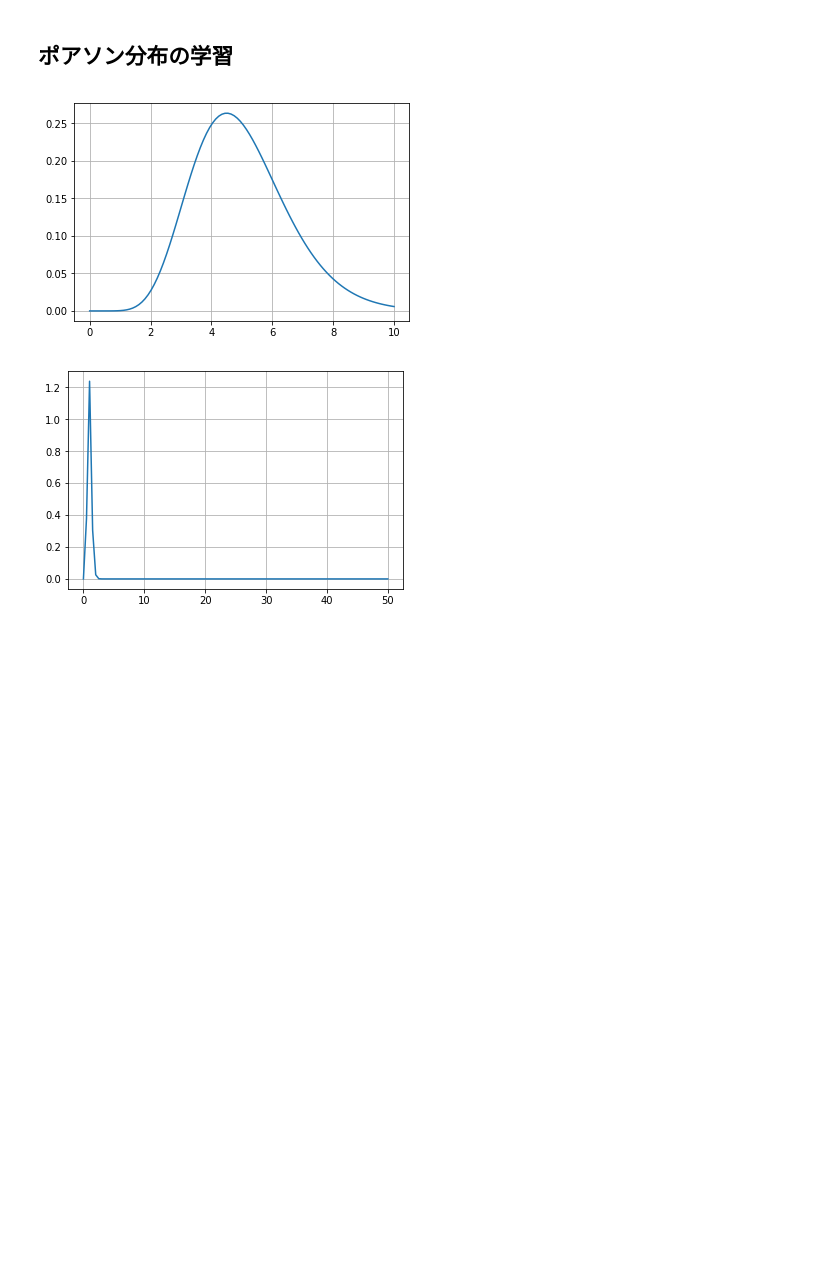
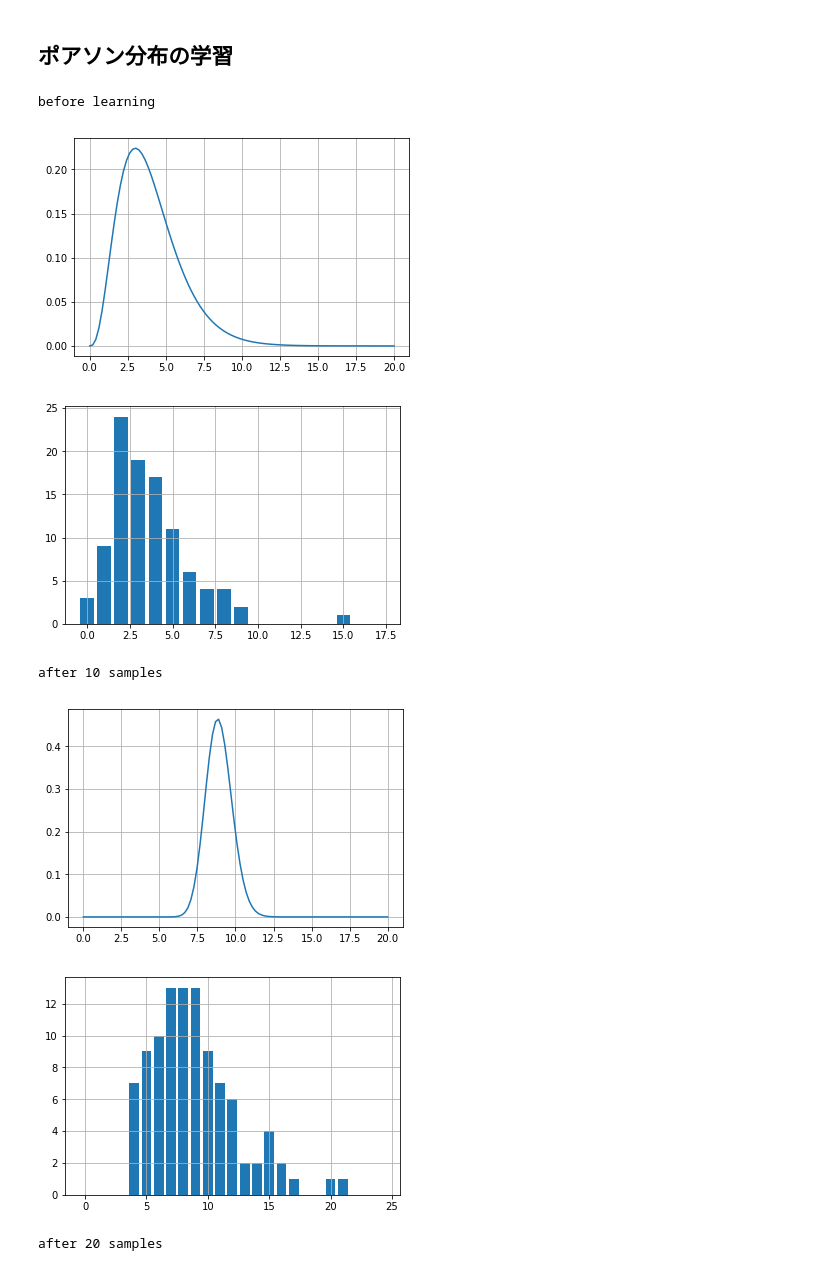
Before and after one commit to GENZITSU/Bayse, a Jupyter notebook: chapter_3.ipynb, the cells around one changed output. Drawn from its saved outputs; the diff is of its cells as text; code cells hidden in the pictures; blank space fills up the shorter version.

```diff
--- a/chapter_3.ipynb
+++ b/chapter_3.ipynb
@@ -258,23 +258,24 @@ class Poi:
         inputs : X, 1-d array, {X_i > 0}
         return : None
         '''
-        self.a += np.sum(X) + a
-        self.b += len(X) + b
+        self.a += np.sum(X) + self.a
+        self.b += len(X) + self.b
         return
 
     def show_params(self, title=""):
         '''事後分布(事前分布)を可視化
         return : None
         '''
-        x = np.linspace(0, 10, 100)
+        x = np.linspace(0, 20, 100)
         plt.plot(x, stats.gamma.pdf(x,self.a,scale=1./self.b))
         plt.grid()
         plt.show()
         return
 
-    def predict(self, N):
-        '''事後分布(事前分布)を使って予測を行う
+    def sampling(self, N):
+        '''予測分布からのサンプリング
         inputs : N, int, N > 0
         return : array, {0, 1}
         '''
-        return np.random.multinomial(1, self.alpha / np.sum(self.alpha), N)
+        p  = 1/(1+self.b)
+        return stats.nbinom.rvs(self.a, 1-p, size=N)
@@ -283,11 +282,46 @@ poi = Poi(10, 2)
-# %%
-poi.show_param()
-# %% [output]
-[figure, removed]
-# %%
-x = np.linspace(0, 50, 100)
-plt.plot(x, stats.gamma.pdf(x,10,scale=1./10))
-plt.grid()
-plt.show()
-# %% [output]
-[figure, removed]
+# %%
+# 初期設定
+poi = Poi(4, 1)
+
+# # 学習前
+print("before learning")
+poi.show_params()
+
+# 予測分布
+sampled = poi.sampling(100)
+n = int(max(sampled)*1.2)
+heights = np.zeros(n)
+for i in range(n):
+    heights[i] = np.sum(sampled == i)
+plt.bar(np.arange(n), heights)
+plt.grid()
+plt.show()
+
+for i in range(10):
+    print(f"after {N*(i+1)} samples")
+    # 真の分布からサンプリング
+    true_lambda = 10
+    N = 10
+    X = np.random.poisson(true_lambda, N)
+
+    # 事後分布の更新
+    poi.fit(X)
+    poi.show_params()
+
+    # 予測分布
+    sampled = poi.sampling(100)
+    n = int(max(sampled)*1.2)
+    heights = np.zeros(n)
+    for i in range(n):
+        heights[i] = np.sum(sampled == i)
+    plt.bar(np.arange(n), heights)
+    plt.grid()
+    plt.show()
+# %% [output]
+before learning
+[figure, added]
+[figure, added]
+after 10 samples
+[figure, added]
+[figure, added]
+after 20 samples
```
Also changed, not shown: parts of 9 cells of this notebook.
